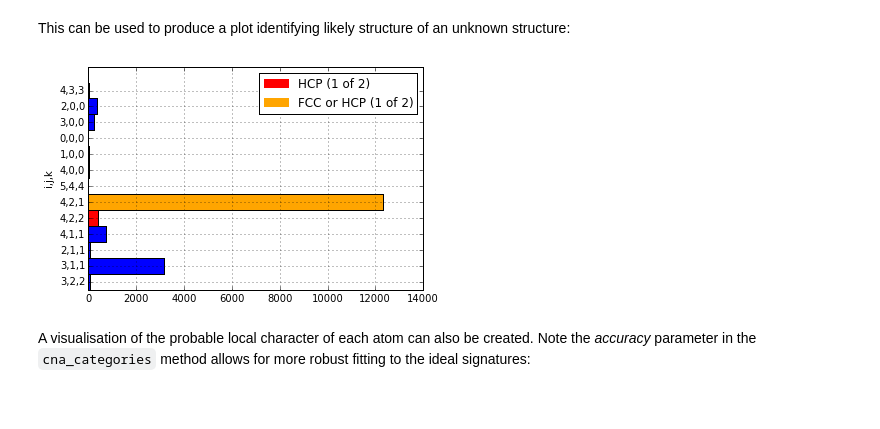
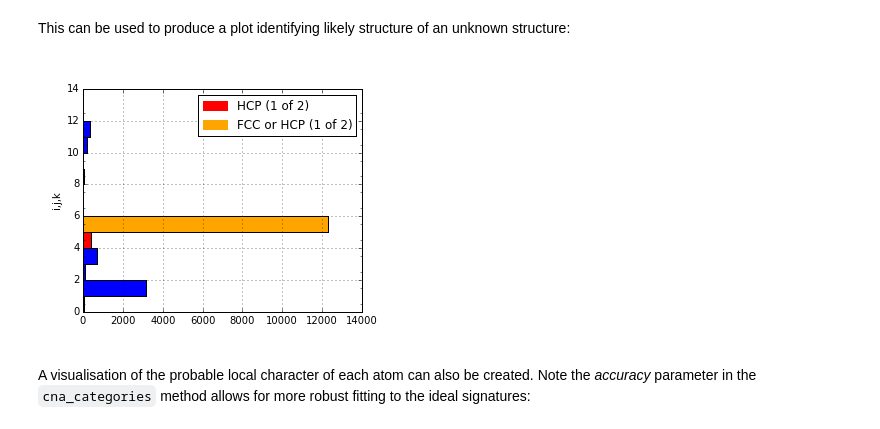
Before and after one commit to chrisjsewell/ipymd, a Jupyter notebook: example_analysis.ipynb, the cells around one changed output. Drawn from its saved outputs; the diff is of its cells as text; code cells hidden in the pictures; blank space fills up the shorter version.

```diff
--- a/example_analysis.ipynb
+++ b/example_analysis.ipynb
@@ -364,11 +366,12 @@ This can be used to produce a plot identifying likely structure of an unknown st
 # %%
 lammps_path = ipymd.get_data_path('thermalized_troilite.dump')
 data = ipymd.data_input.lammps.LAMMPS_Output(lammps_path)
 df = data.get_atom_data(0)
 df = df[df.type==1]
-plt = ipymd.atom_analysis.nearest_neighbour.cna_plot(df,repeat_vectors=data.get_simulation_box(0)[0])
+plot = ipymd.atom_analysis.nearest_neighbour.cna_plot(df,repeat_vectors=data.get_simulation_box(0)[0])
+plot.display_plot()
 # %% [output]
-[figure, old version]
+[figure, new version]
 # %% [markdown]
 A visualisation of the probable local character of each atom can also be created. Note the *accuracy* parameter in the `cna_categories` method allows for more robust fitting to the ideal signatures:
 # %%
```
Also changed, not shown: parts of 3 cells of this notebook, 17 other files.
